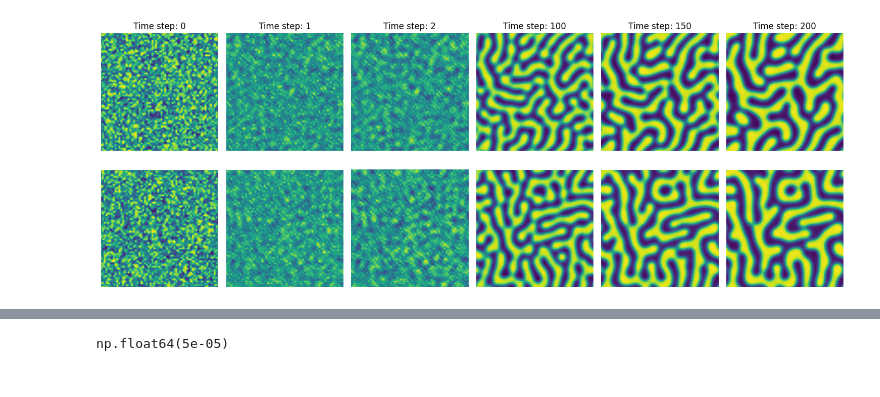
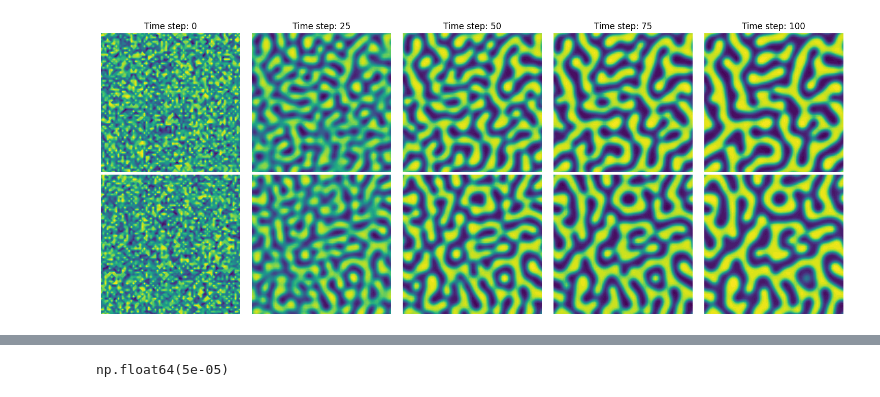
Before and after one commit to NanxiiChen/PF-PINO, a Jupyter notebook: spinodal_decomp/make_dataset.ipynb, the cells around one changed output, grey strips where cells are left out. Drawn from its saved outputs; the diff is of its cells as text; code cells hidden in the pictures.

```diff
--- a/spinodal_decomp/make_dataset.ipynb
+++ b/spinodal_decomp/make_dataset.ipynb
@@ -4,35 +4,35 @@ import matplotlib.pyplot as plt
 # %%
 save_dir = "./data"
 solutions = np.load(f"{save_dir}/train_valid/solutions_grid.npy")
 mesh = np.load(f"{save_dir}/train_valid/mesh_grid_coords.npy")
 mesh = np.transpose(mesh, (2, 0, 1))
 meshx = mesh[0, :, :]
 meshy = mesh[1, :, :]
-tics = [0, 1, 2, 100, 150, 200]
+tics = [0, 25, 50, 75, 100]
 
 fig, axes = plt.subplots(2, len(tics), figsize=(15, 6))
 for i, tic in enumerate(tics):
     ax = axes[0, i]
     im = ax.contourf(meshx, meshy, solutions[0, tic, 0, ...],
                      levels=50, cmap='viridis')
     ax.set_title(f'Time step: {tic}')
     ax.set_xlabel('X')
     ax.set_ylabel('Y')
     # fig.colorbar(im, ax=ax)
     ax.set_aspect('equal')
     ax.set_axis_off()
 
     ax = axes[1, i]
     im = ax.contourf(meshx, meshy, solutions[1, tic, 0, ...],
                      levels=50, cmap='viridis')
     ax.set_xlabel('X')
     ax.set_ylabel('Y')
     # fig.colorbar(im, ax=ax)
     ax.set_aspect('equal')
     ax.set_axis_off()
 fig.tight_layout()
 # %% [output]
-[figure, old version]
+[figure, new version]
 # %%
 solutions.shape
 # %% [output]
```
Also changed, not shown: parts of 5 cells of this notebook, 6 other files.
